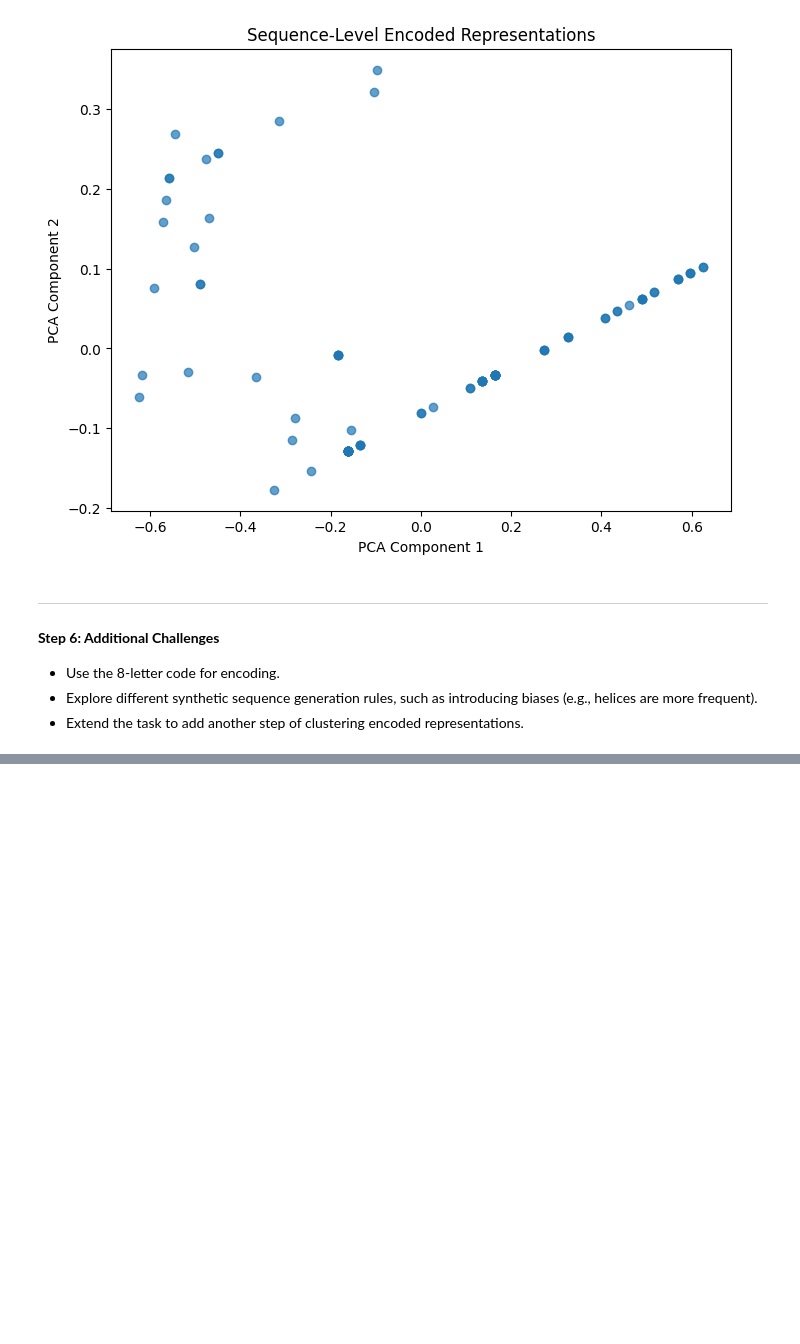
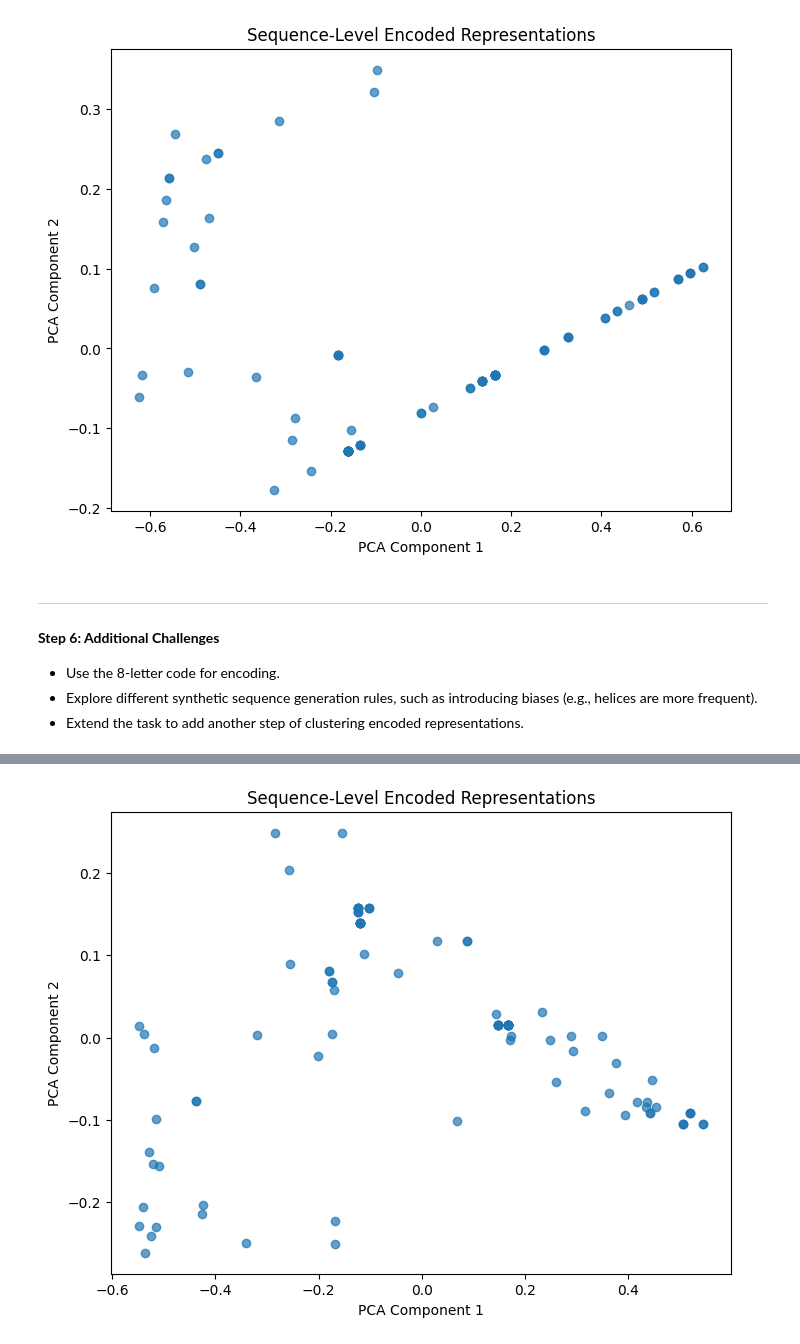
Before and after one commit to edircoli/BECA, a Jupyter notebook: AI-design/03_exercise.ipynb, the cells around one changed output, grey strips where cells are left out. Drawn from its saved outputs; the diff is of its cells as text; code cells hidden in the pictures; blank space fills up the shorter version.

```diff
--- a/AI-design/03_exercise.ipynb
+++ b/AI-design/03_exercise.ipynb
@@ -141,0 +147,15 @@ visualize_encoded_sequences(sst)
+# %%
+# Define constants
+SEQ_LENGTH = 50  # Fixed sequence length
+CLASS_MAP_2 = {'H': 0, 'E': 1, 'C': 2, 'B': 3, 'G': 4, 'S': 5, 'T': 6}  # Map secondary structure characters to numeric labels
+REV_CLASS_MAP_2 = {v: k for k, v in CLASS_MAP_2.items()}  # Reverse map for visualization
+# %%
+# Encoder for secondary structure sequences with 8-letter code
+def encode_sequence_2(sequence):
+    """Encodes a sequence of secondary structure characters into a one-hot representation."""
+    one_hot = np.zeros((SEQ_LENGTH, len(CLASS_MAP_2)))  # Initialize the one-hot matrix
+
+    for i, char in enumerate(sequence):
+        one_hot[i, CLASS_MAP_2[char]] = 1  # One-hot encoding for the current character
+
+    return one_hot
@@ -141,0 +187,27 @@ visualize_encoded_sequences(sst)
+# %%
+# Visualize sequence-level encoded representations
+def visualize_encoded_sequences_2(sequences, num_samples=100):
+    encoded_all = []
+    for sequence in sequences[:num_samples]:
+        encoded = encode_sequence_2(sequence)
+        sequence_vector = np.mean(encoded, axis=0)  # Aggregate by averaging one-hot vectors
+        encoded_all.append(sequence_vector)
+
+    encoded_all = np.array(encoded_all)
+
+    # Apply PCA for dimensionality reduction
+    pca = PCA(n_components=2)
+    reduced = pca.fit_transform(encoded_all)
+
+    # Scatter plot
+    plt.figure(figsize=(8, 6))
+    plt.scatter(reduced[:, 0], reduced[:, 1], alpha=0.7, cmap='viridis')
+    plt.title("Sequence-Level Encoded Representations")
+    plt.xlabel("PCA Component 1")
+    plt.ylabel("PCA Component 2")
+    plt.show()
+
+# Visualize
+visualize_encoded_sequences_2(data['sst8'])
+# %% [output]
+[figure, added]
```
Also changed, not shown: parts of 5 cells of this notebook, 2 other files.
